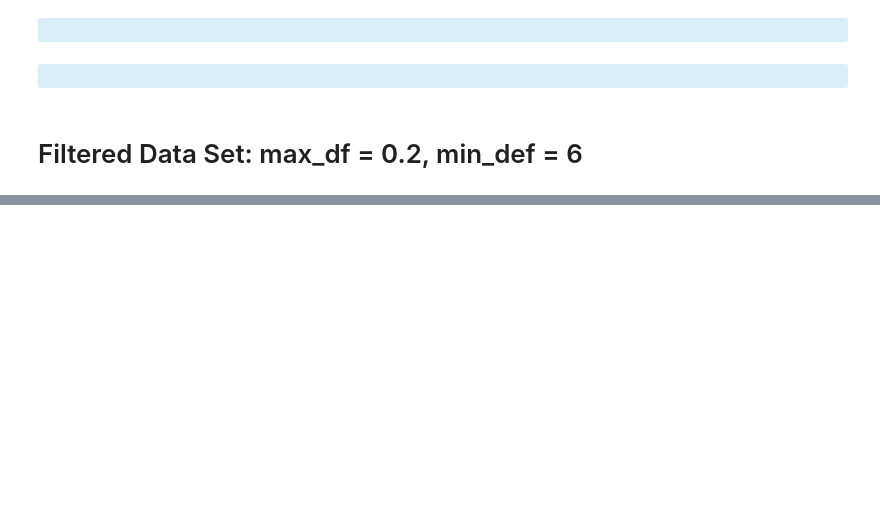
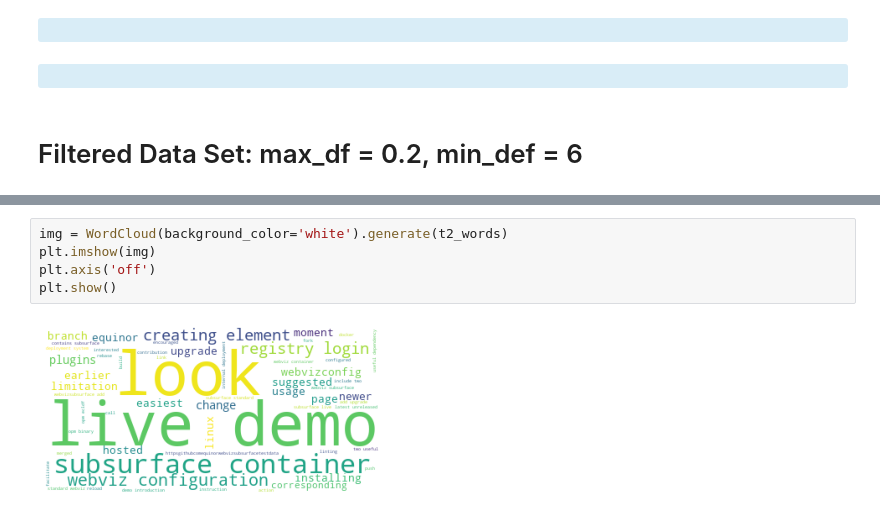
Before and after one commit to CSolitaire/side_projects, a Jupyter notebook: topic_modeling.ipynb, the cells around one changed output, grey strips where cells are left out. Cells and saved outputs as stored; diff of their text form; blank space fills up the shorter version.

```diff
--- a/topic_modeling.ipynb
+++ b/topic_modeling.ipynb
@@ -1296,0 +1356,7 @@ plt.show()
+# %%
+img = WordCloud(background_color='white').generate(t2_words)
+plt.imshow(img)
+plt.axis('off')
+plt.show()
+# %% [output]
+[figure, added]
```
Also changed, not shown: parts of 61 cells of this notebook.
